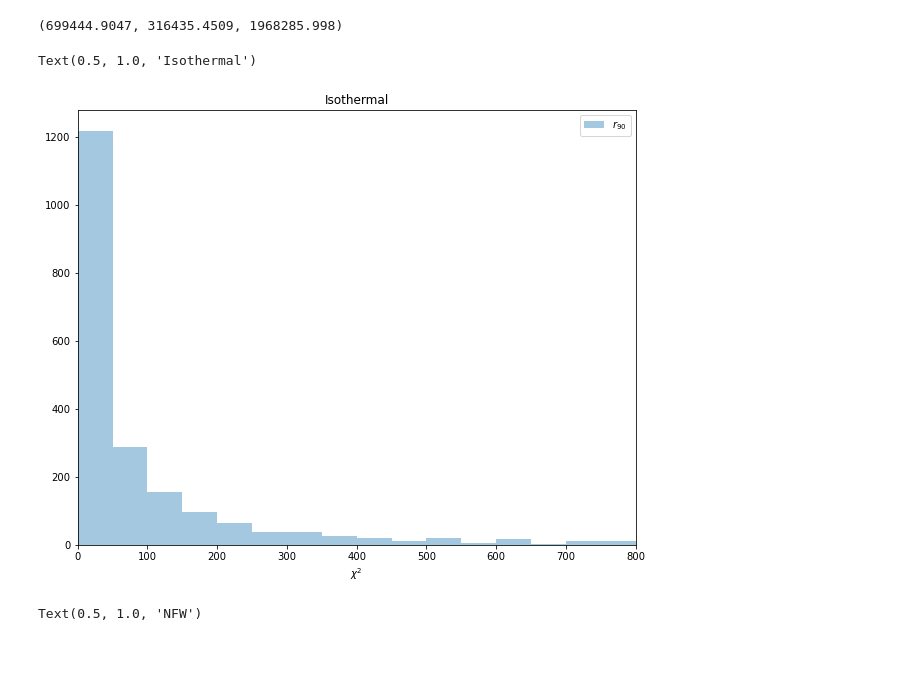
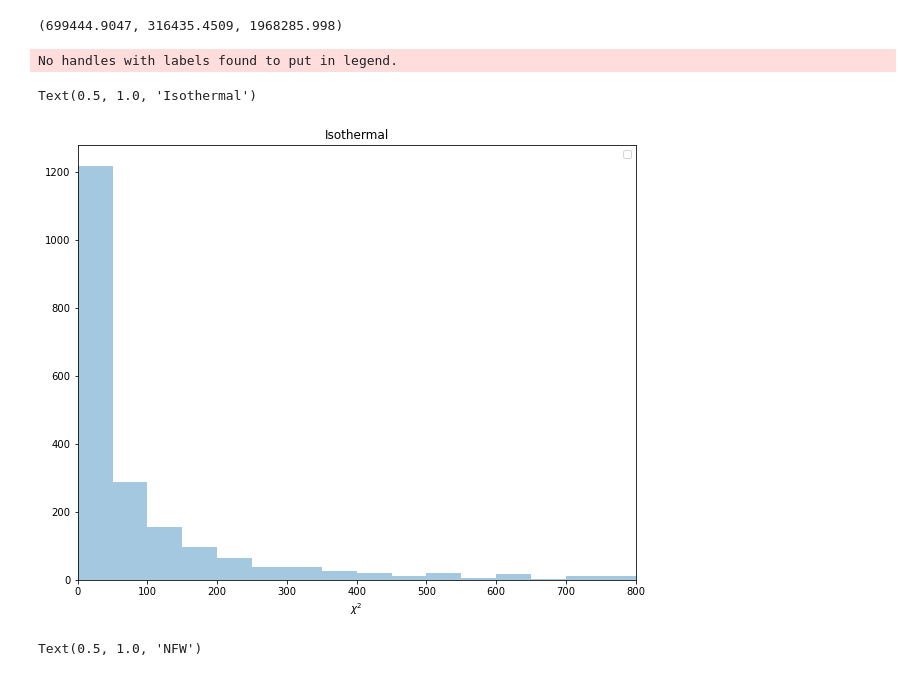
Before and after one commit to yzh250/RotationCurve, a Jupyter notebook: 2D_RC/main/Notebooks/Untitled4.ipynb, the cells around one changed output. Drawn from its saved outputs; the diff is of its cells as text; code cells hidden in the pictures.

```diff
--- a/2D_RC/main/Notebooks/Untitled4.ipynb
+++ b/2D_RC/main/Notebooks/Untitled4.ipynb
@@ -41,9 +41,10 @@ max(chi2_norm_iso),max(chi2_norm_nfw),max(chi2_norm_bur)
 mass_bins = np.arange(0,2000,50)
 # %%
 plt.figure(figsize=(10,8))
-plt.hist(chi2_norm_iso,bins=mass_bins,label='$r_{90}$',alpha=0.4);plt.legend();plt.xlim(0,800);plt.xlabel('$\chi^2$');plt.title('Isothermal')
+plt.hist(chi2_norm_iso,bins=mass_bins,alpha=0.4);plt.legend();plt.xlim(0,800);plt.xlabel('$\chi^2$');plt.title('Isothermal')
 # %% [output]
-Text(0.5, 1.0, 'Isothermal')
+No handles with labels found to put in legend.
+Text(0.5, 1.0, 'Isothermal')
-[figure, old version]
+[figure, new version]
 # %%
 plt.figure(figsize=(10,8))
```
Also changed, not shown: parts of 6 cells of this notebook, 2 other files.
